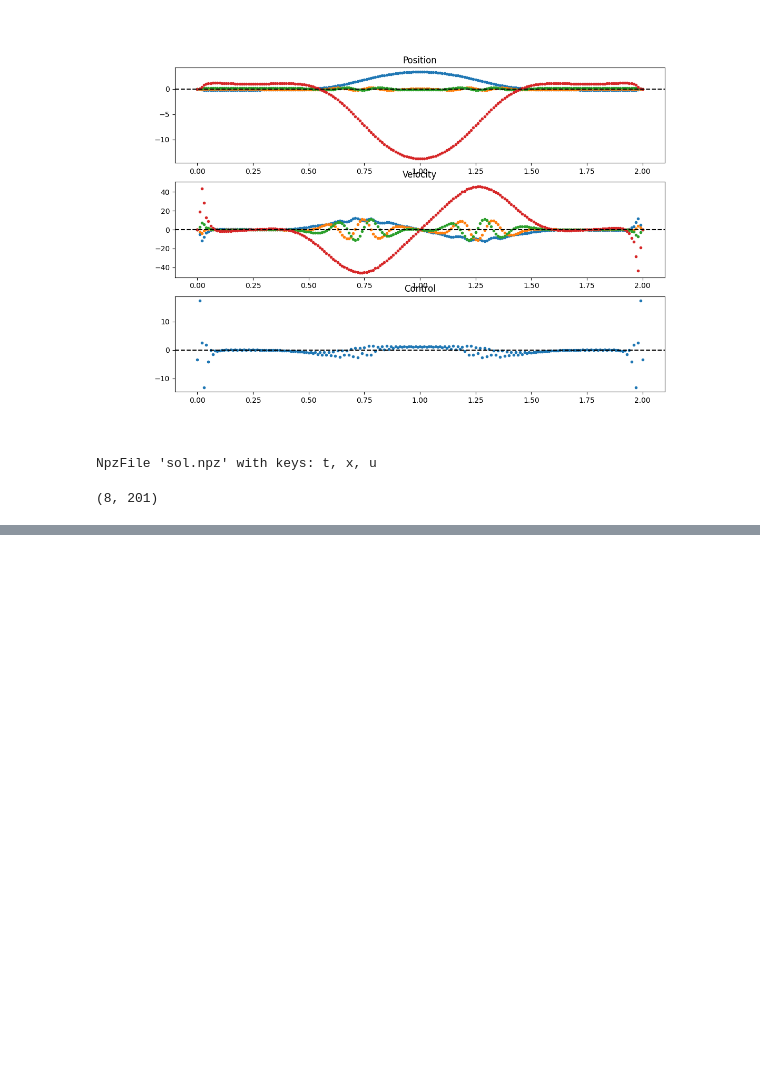
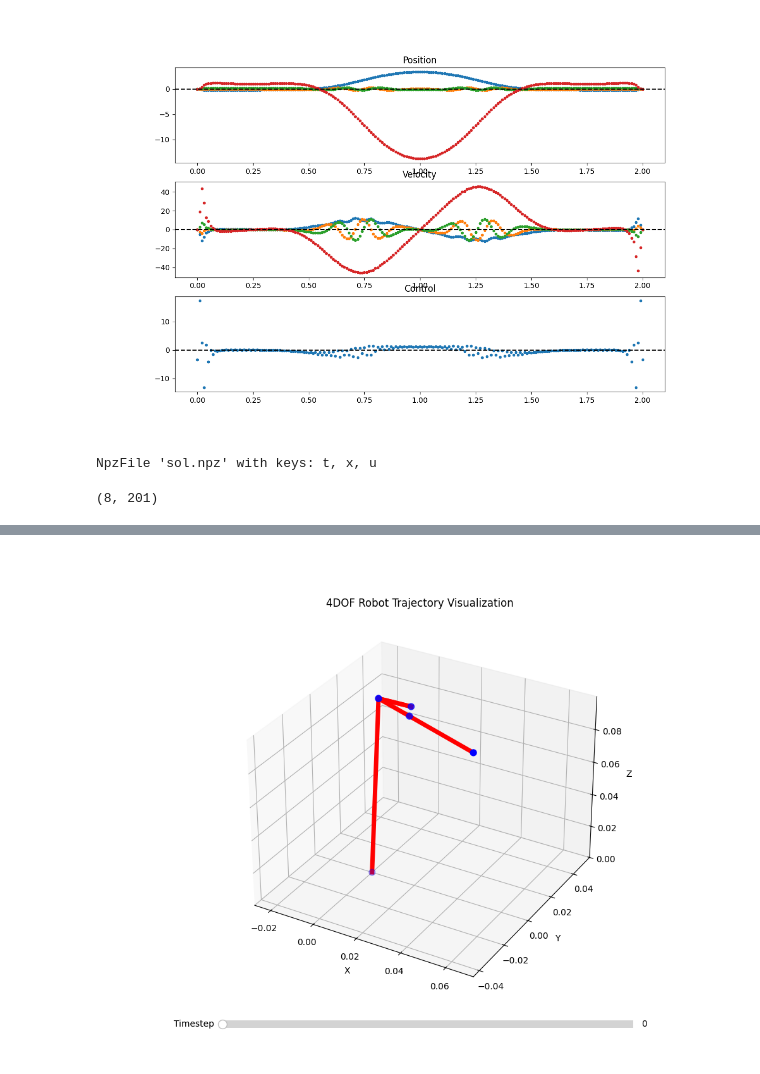
Before and after one commit to NovelMobileRobotsLab/rock, a Jupyter notebook: trajopt/casadi/firsttry.ipynb, the cells around one changed output, grey strips where cells are left out. Drawn from its saved outputs; the diff is of its cells as text; code cells hidden in the pictures; blank space fills up the shorter version.

Commit message:
interactive traj 3d plot

```diff
--- a/trajopt/casadi/firsttry.ipynb
+++ b/trajopt/casadi/firsttry.ipynb
@@ -696,0 +517,95 @@ IMAGEIO FFMPEG_WRITER WARNING: input image is not divisible by macro_block_size=
+# %%
+import numpy as np
+import matplotlib.pyplot as plt
+from mpl_toolkits.mplot3d import Axes3D
+from matplotlib.widgets import Slider
+
+# Load the saved data
+data = np.load('sol.npz')
+x = data['x']  # State trajectory (joint positions + velocities)
+t = data['t']  # Time points
+u = data['u']  # Control inputs
+
+# Get the number of timesteps
+num_timesteps = x.shape[0]
+
+# Create figure and axes
+fig = plt.figure(figsize=(10, 8))
+ax = fig.add_subplot(111, projection='3d')
+
+# Create slider axes
+slider_ax = plt.axes([0.2, 0.05, 0.65, 0.03])
+
+# Initialize the points and connections
+joint_positions = x[0, :4]  # First 4 elements are joint positions
+key_points = get_pts(joint_positions)  # Get the key points
+
+# Assuming key_points is an array of shape (n_points, 3)
+n_points = key_points.shape[0]
+
+# Plot points
+points = ax.scatter(key_points[:, 0], key_points[:, 1], key_points[:, 2],
+                    color='blue', s=50)
+
+# Plot connections with thick line segments
+lines = []
+for i in range(n_points - 1):
+    line, = ax.plot([key_points[i, 0], key_points[i+1, 0]],
+                    [key_points[i, 1], key_points[i+1, 1]],
+                    [key_points[i, 2], key_points[i+1, 2]],
+                    linewidth=5, color='red')
+    lines.append(line)
+
+# Set axis limits with some padding
+x_data = key_points[:, 0]
+y_data = key_points[:, 1]
+z_data = key_points[:, 2]
+max_range = np.max([np.ptp(x_data), np.ptp(y_data), np.ptp(z_data)])
+mid_x = np.mean([np.max(x_data), np.min(x_data)])
+mid_y = np.mean([np.max(y_data), np.min(y_data)])
+mid_z = np.mean([np.max(z_data), np.min(z_data)])
+ax.set_xlim(mid_x - max_range/2, mid_x + max_range/2)
+ax.set_ylim(mid_y - max_range/2, mid_y + max_range/2)
+ax.set_zlim(mid_z - max_range/2, mid_z + max_range/2)
+
+# Set labels
+ax.set_xlabel('X')
+ax.set_ylabel('Y')
+ax.set_zlabel('Z')
+ax.set_title('4DOF Robot Trajectory Visualization')
+
+# Create slider
+timestep_slider = Slider(slider_ax, 'Timestep', 0, num_timesteps-1,
+                         valinit=0, valstep=1)
+
+# Update function for slider
+def update(val):
+    # Get the current timestep from slider
+    timestep = int(timestep_slider.val)
+
+    # Get joint positions at this timestep
+    joint_positions = x[timestep, :4]
+
+    # Calculate key points
+    key_points = get_pts(joint_positions)
+
+    # Update points
+    points._offsets3d = (key_points[:, 0], key_points[:, 1], key_points[:, 2])
+
+    # Update connecting lines
+    for i in range(n_points - 1):
+        lines[i].set_data([key_points[i, 0], key_points[i+1, 0]],
+                          [key_points[i, 1], key_points[i+1, 1]])
+        lines[i].set_3d_properties([key_points[i, 2], key_points[i+1, 2]])
+
+    # Draw the updated plot
+    fig.canvas.draw_idle()
+
+# Connect the slider to the update function
+timestep_slider.on_changed(update)
+
+# Display the plot
+# plt.tight_layout()
+plt.show()
+# %% [output]
+[figure, added]
```
Also changed, not shown: parts of 2 cells of this notebook, 1 other file.
